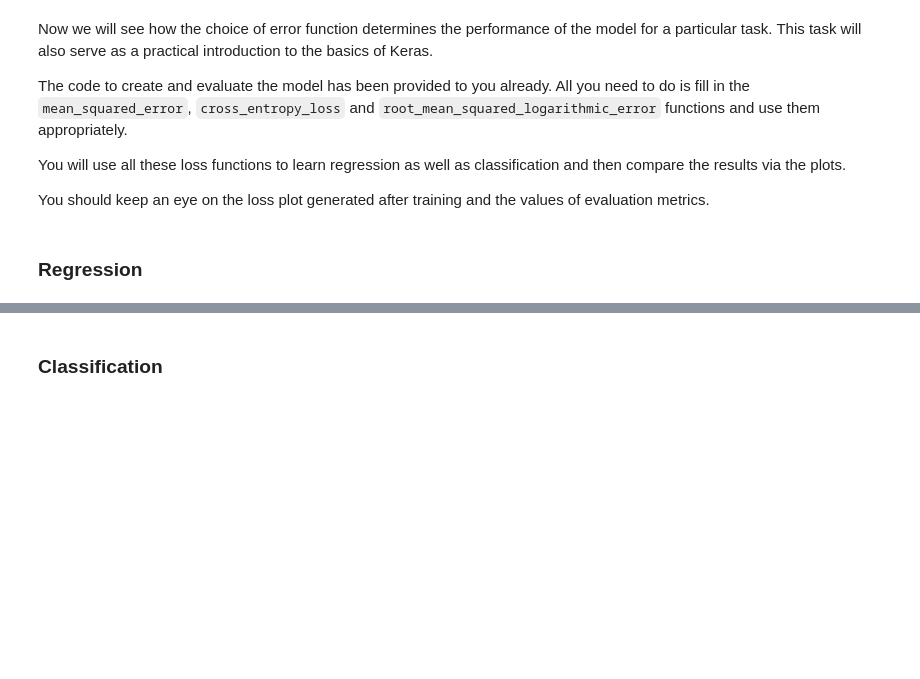
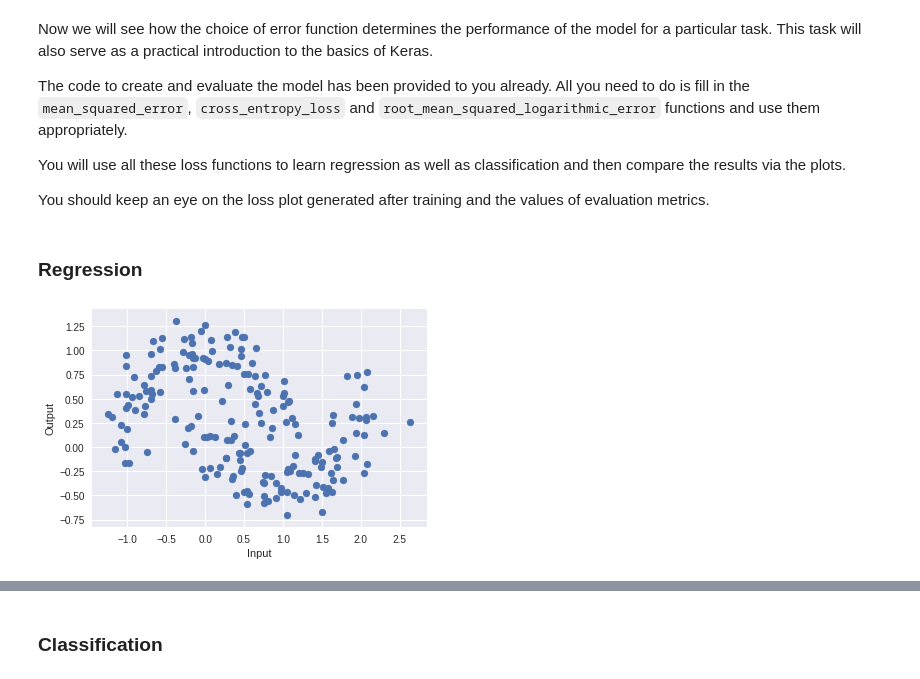
Before and after one commit to dilawer11/CS473-Deep-Learning, a Jupyter notebook: A2/hw2_20100177.ipynb, the cells around one changed output, grey strips where cells are left out. Saved outputs shown, nothing was run; the diff lists cells and outputs as text; code cells hidden in the pictures; blank space fills up the shorter version.

```diff
--- a/A2/hw2_20100177.ipynb
+++ b/A2/hw2_20100177.ipynb
@@ -747,9 +813,16 @@ num_classes = 1
 class_labels = np.arange(0, num_classes, 1)
 epochs = 30
 # %%
-data_x, _ = make_moons(200, noise=0.18)
+data_x, data_y = make_moons(200, noise=0.18)
 plt.scatter(data_x[:,0], data_x[:,1]);
 plt.gca().set(xlabel='Input', ylabel='Output');
+
+x_train, x_test, y_train, y_test = train_test_split(data_x, data_y, test_size=0.30, shuffle=True)
+x_train = data_x[:, 0]
+y_train = data_y
+x_test, y_test = make_moons(100, noise=0.18)
+# %% [output]
+[figure, added]
 # %%
 model = Sequential()
 model.add(Dense(50, activation='relu', input_shape=(1,), name='input_l'))
```
Also changed, not shown: parts of 42 cells of this notebook.
